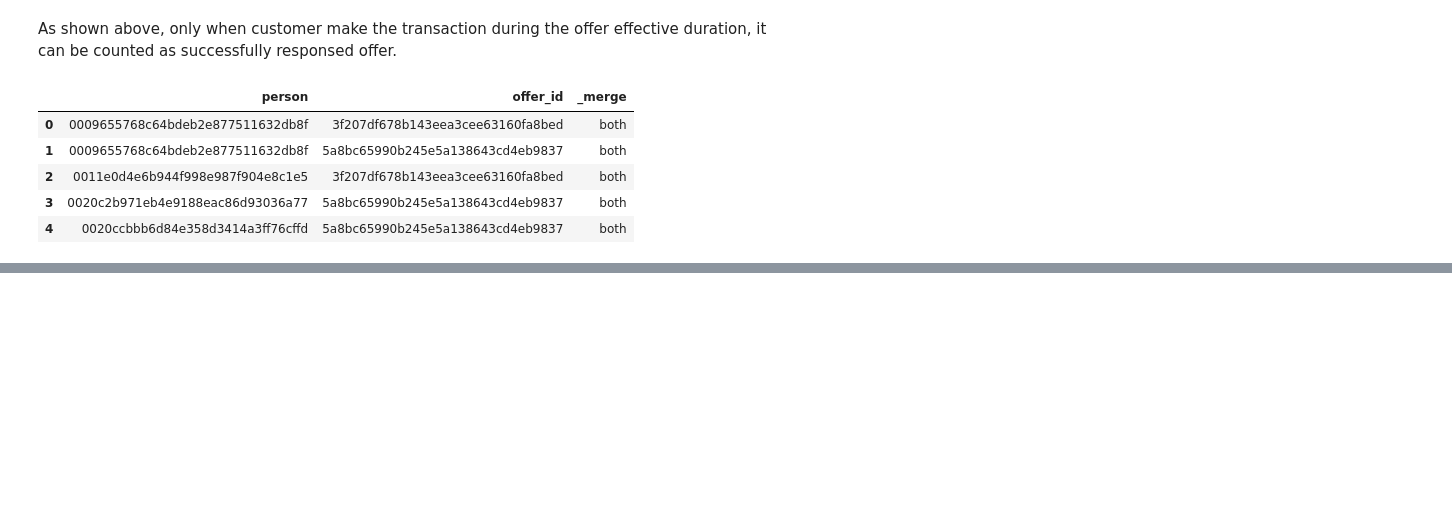
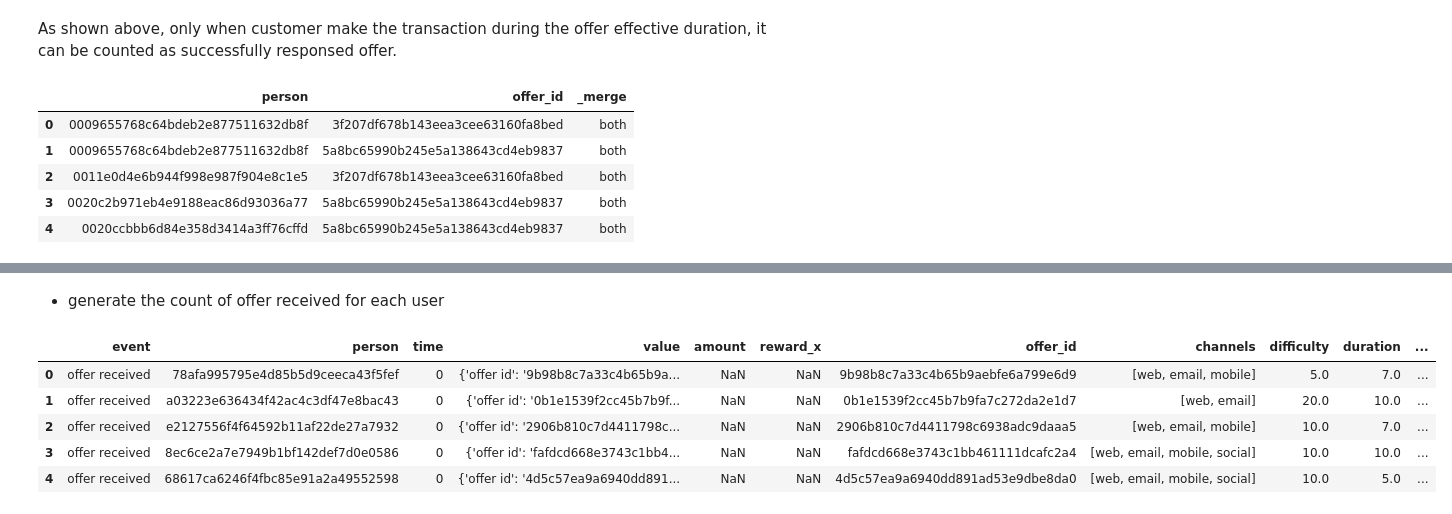
Before and after one commit to JcFreya/Starbucks-Capstone-Challenge, a Jupyter notebook: Starbucks_Capstone_notebook.ipynb, the cells around one changed output, grey strips where cells are left out. Drawn from its saved outputs; the diff is of its cells as text; code cells hidden in the pictures; blank space fills up the shorter version.

```diff
--- a/Starbucks_Capstone_notebook.ipynb
+++ b/Starbucks_Capstone_notebook.ipynb
@@ -617,0 +661,11 @@ informational_offer = info_completed.append(informational_viewed, sort=False)
+# %% [markdown]
+- generate the count of offer received for each user
+# %%
+transcript.head()
+# %% [output]
+|  | event | person | time | value | amount | reward_x | offer_id | channels | difficulty | duration | ... |
+| 0 | offer received | 78afa995795e4d85b5d9ceeca43f5fef | 0 | {'offer id': '9b98b8c7a33c4b65b9a... | NaN | NaN | 9b98b8c7a33c4b65b9aebfe6a799e6d9 | [web, email, mobile] | 5.0 | 7.0 | ... |
+| 1 | offer received | a03223e636434f42ac4c3df47e8bac43 | 0 | {'offer id': '0b1e1539f2cc45b7b9f... | NaN | NaN | 0b1e1539f2cc45b7b9fa7c272da2e1d7 | [web, email] | 20.0 | 10.0 | ... |
+| 2 | offer received | e2127556f4f64592b11af22de27a7932 | 0 | {'offer id': '2906b810c7d4411798c... | NaN | NaN | 2906b810c7d4411798c6938adc9daaa5 | [web, email, mobile] | 10.0 | 7.0 | ... |
+| 3 | offer received | 8ec6ce2a7e7949b1bf142def7d0e0586 | 0 | {'offer id': 'fafdcd668e3743c1bb4... | NaN | NaN | fafdcd668e3743c1bb461111dcafc2a4 | [web, email, mobile, social] | 10.0 | 10.0 | ... |
+| 4 | offer received | 68617ca6246f4fbc85e91a2a49552598 | 0 | {'offer id': '4d5c57ea9a6940dd891... | NaN | NaN | 4d5c57ea9a6940dd891ad53e9dbe8da0 | [web, email, mobile, social] | 10.0 | 5.0 | ... |
```
Also changed, not shown: parts of 26 cells of this notebook.
